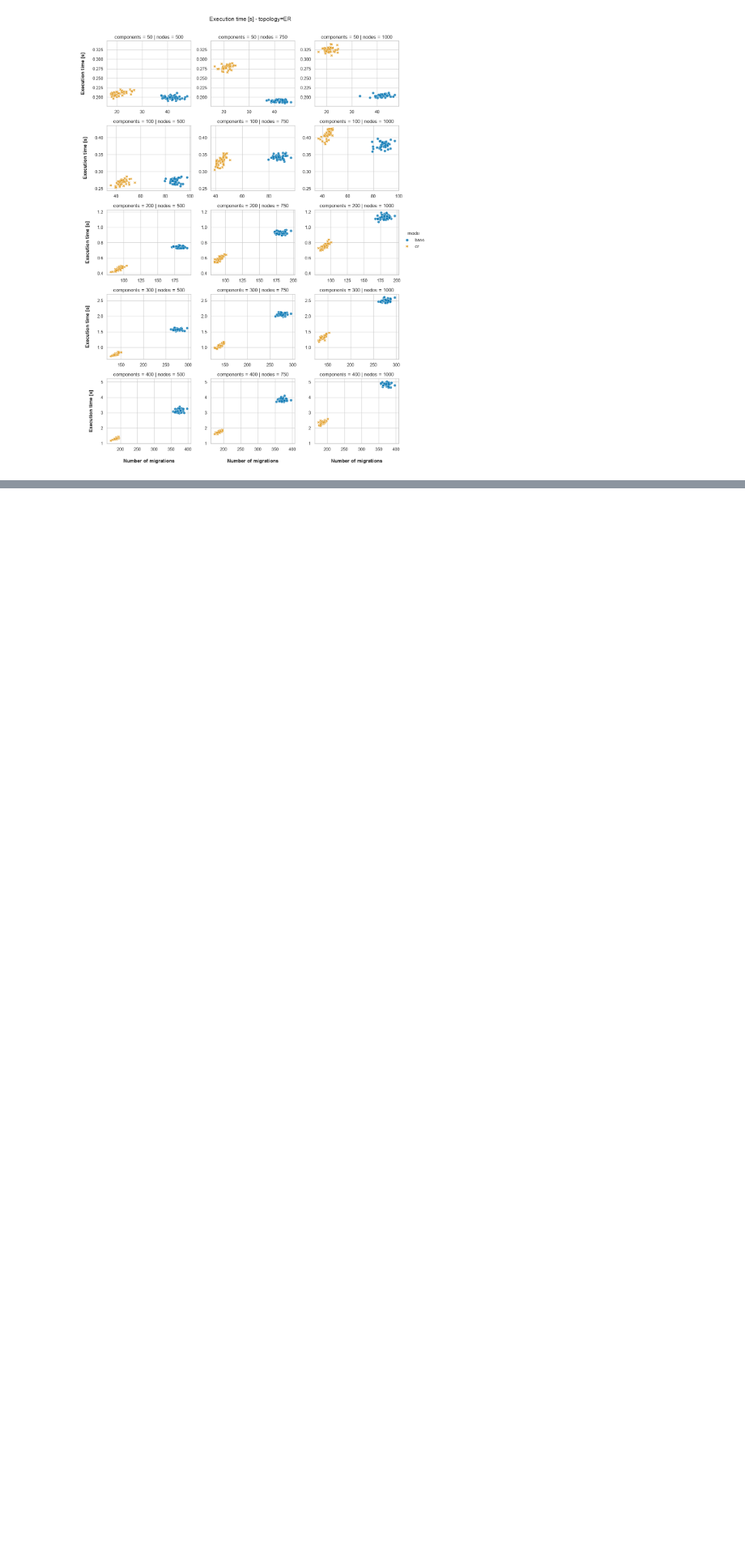
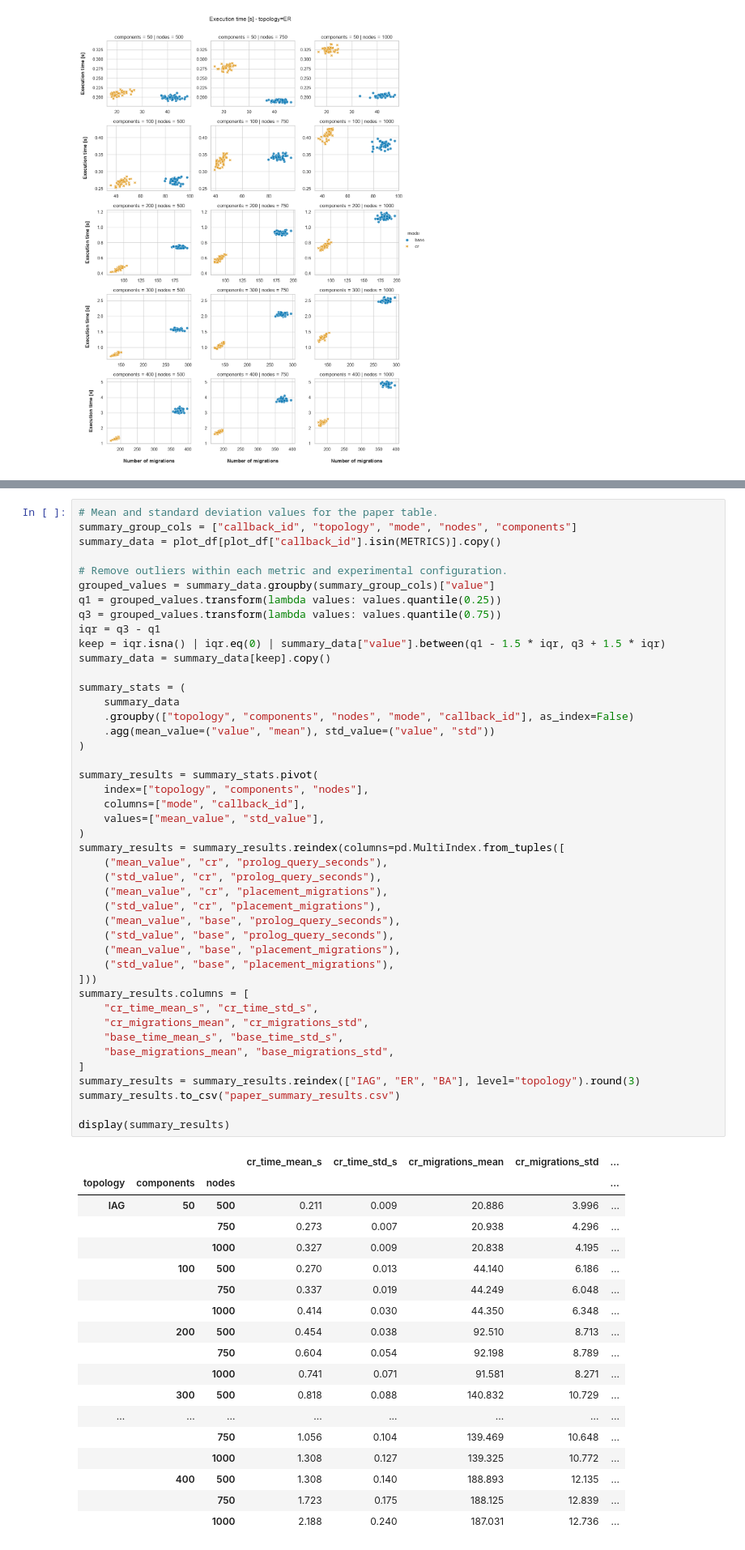
Before and after one commit to di-unipi-socc/sl-cr, a Jupyter notebook: notebooks/analyse.ipynb, the cells around one changed output, grey strips where cells are left out. Shown at 81% size. Cells and saved outputs as stored; diff of their text form; blank space fills up the shorter version.

Commit message:
feat: Save summary results

```diff
--- a/notebooks/analyse.ipynb
+++ b/notebooks/analyse.ipynb
@@ -517,0 +477,63 @@ display(mean_results.round(3))
+# %%
+# Mean and standard deviation values for the paper table.
+summary_group_cols = ["callback_id", "topology", "mode", "nodes", "components"]
+summary_data = plot_df[plot_df["callback_id"].isin(METRICS)].copy()
+
+# Remove outliers within each metric and experimental configuration.
+grouped_values = summary_data.groupby(summary_group_cols)["value"]
+q1 = grouped_values.transform(lambda values: values.quantile(0.25))
+q3 = grouped_values.transform(lambda values: values.quantile(0.75))
+iqr = q3 - q1
+keep = iqr.isna() | iqr.eq(0) | summary_data["value"].between(q1 - 1.5 * iqr, q3 + 1.5 * iqr)
+summary_data = summary_data[keep].copy()
+
+summary_stats = (
+    summary_data
+    .groupby(["topology", "components", "nodes", "mode", "callback_id"], as_index=False)
+    .agg(mean_value=("value", "mean"), std_value=("value", "std"))
+)
+
+summary_results = summary_stats.pivot(
+    index=["topology", "components", "nodes"],
+    columns=["mode", "callback_id"],
+    values=["mean_value", "std_value"],
+)
+summary_results = summary_results.reindex(columns=pd.MultiIndex.from_tuples([
+    ("mean_value", "cr", "prolog_query_seconds"),
+    ("std_value", "cr", "prolog_query_seconds"),
+    ("mean_value", "cr", "placement_migrations"),
+    ("std_value", "cr", "placement_migrations"),
+    ("mean_value", "base", "prolog_query_seconds"),
+    ("std_value", "base", "prolog_query_seconds"),
+    ("mean_value", "base", "placement_migrations"),
+    ("std_value", "base", "placement_migrations"),
+]))
+summary_results.columns = [
+    "cr_time_mean_s", "cr_time_std_s",
+    "cr_migrations_mean", "cr_migrations_std",
+    "base_time_mean_s", "base_time_std_s",
+    "base_migrations_mean", "base_migrations_std",
+]
+summary_results = summary_results.reindex(["IAG", "ER", "BA"], level="topology").round(3)
+summary_results.to_csv("paper_summary_results.csv")
+
+display(summary_results)
+# %% [output]
+|  |  |  | cr_time_mean_s | cr_time_std_s | cr_migrations_mean | cr_migrations_std | ... |
+| topology | components | nodes |  |  |  |  | ... |
+| IAG | 50 | 500 | 0.211 | 0.009 | 20.886 | 3.996 | ... |
+|  |  | 750 | 0.273 | 0.007 | 20.938 | 4.296 | ... |
+|  |  | 1000 | 0.327 | 0.009 | 20.838 | 4.195 | ... |
+|  | 100 | 500 | 0.270 | 0.013 | 44.140 | 6.186 | ... |
+|  |  | 750 | 0.337 | 0.019 | 44.249 | 6.048 | ... |
+|  |  | 1000 | 0.414 | 0.030 | 44.350 | 6.348 | ... |
+|  | 200 | 500 | 0.454 | 0.038 | 92.510 | 8.713 | ... |
+|  |  | 750 | 0.604 | 0.054 | 92.198 | 8.789 | ... |
+|  |  | 1000 | 0.741 | 0.071 | 91.581 | 8.271 | ... |
+|  | 300 | 500 | 0.818 | 0.088 | 140.832 | 10.729 | ... |
+| ... | ... | ... | ... | ... | ... | ... | ... |
+|  |  | 750 | 1.056 | 0.104 | 139.469 | 10.648 | ... |
+|  |  | 1000 | 1.308 | 0.127 | 139.325 | 10.772 | ... |
+|  | 400 | 500 | 1.308 | 0.140 | 188.893 | 12.135 | ... |
+|  |  | 750 | 1.723 | 0.175 | 188.125 | 12.839 | ... |
+|  |  | 1000 | 2.188 | 0.240 | 187.031 | 12.736 | ... |
```
Also changed, not shown: parts of 2 cells of this notebook, 13 other files.
